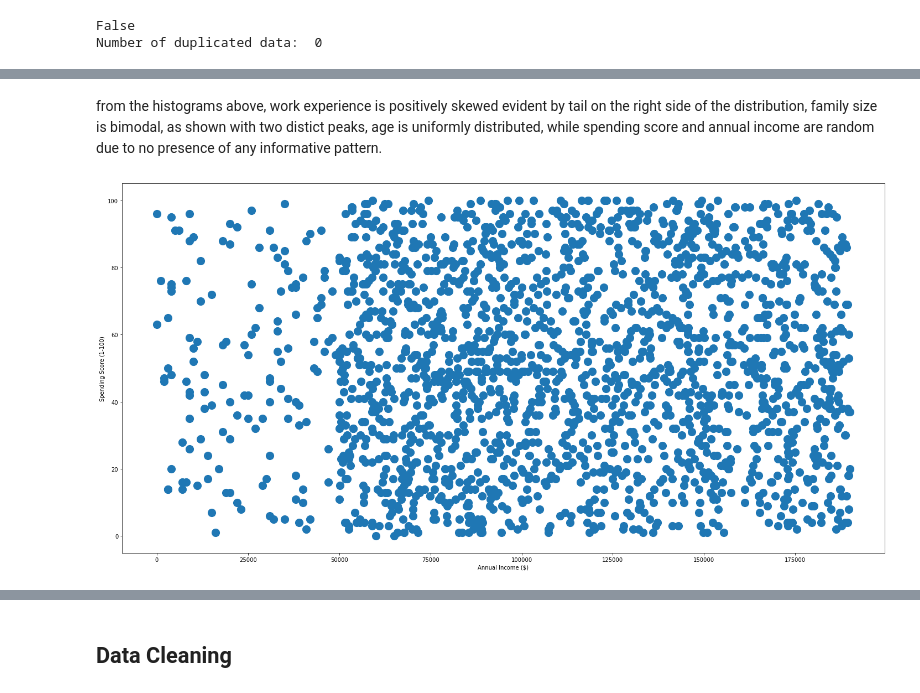
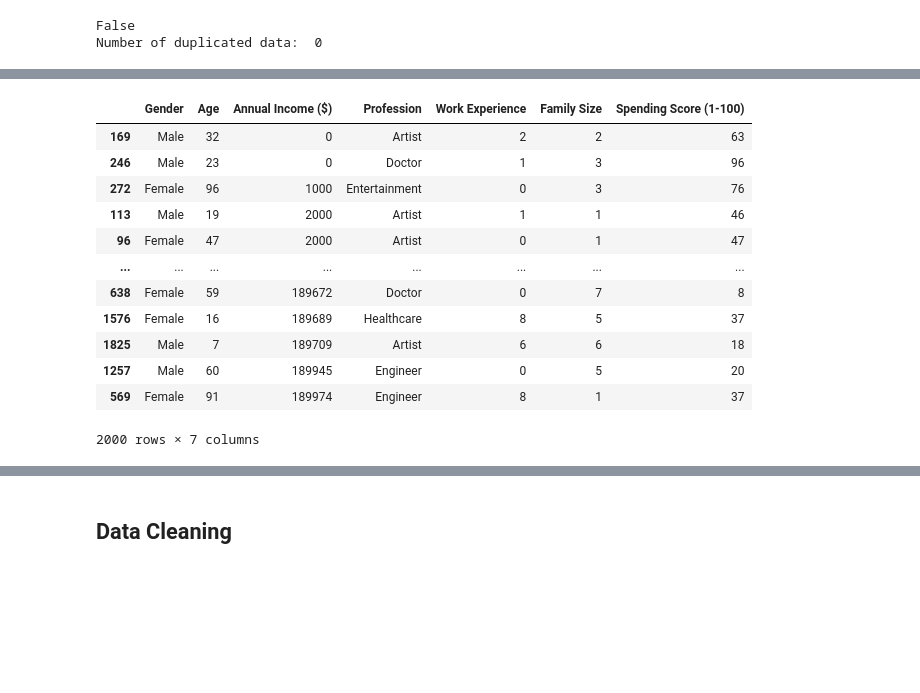
Before and after one commit to AiJared/Customer-Segmentation, a Jupyter notebook: Customer Segmentation.ipynb, the cells around one changed output, grey strips where cells are left out. Drawn from its saved outputs; the diff is of its cells as text; code cells hidden in the pictures; blank space fills up the shorter version.

```diff
--- a/Customer Segmentation.ipynb
+++ b/Customer Segmentation.ipynb
@@ -241,8 +229,18 @@ plt.show()
-# %% [markdown]
-from the histograms above, work experience is positively skewed evident by tail on the right side of the distribution, family size is bimodal, as shown with two distict peaks, age is uniformly distributed, while spending score and annual income are random due to no presence of any informative pattern.
-# %%
-# Spending frequency based on annual income
-spending_freq_1 = df[["Annual Income ($)", "Spending Score (1-100)"]].plot(kind="scatter", x="Annual Income ($)", y="Spending Score (1-100)", s=200, figsize=(20,10))
-save_fig("spending_frequency_based_on_annual_income")
-# %% [output]
-[figure, removed]
+# %%
+# drop the customer ID column, it does not seem to be that relevant
+df.drop(["CustomerID"], axis=1, inplace=True)
+df
+# %% [output]
+|  | Gender | Age | Annual Income ($) | Profession | Work Experience | Family Size | Spending Score (1-100) |
+| 169 | Male | 32 | 0 | Artist | 2 | 2 | 63 |
+| 246 | Male | 23 | 0 | Doctor | 1 | 3 | 96 |
+| 272 | Female | 96 | 1000 | Entertainment | 0 | 3 | 76 |
+| 113 | Male | 19 | 2000 | Artist | 1 | 1 | 46 |
+| 96 | Female | 47 | 2000 | Artist | 0 | 1 | 47 |
+| ... | ... | ... | ... | ... | ... | ... | ... |
+| 638 | Female | 59 | 189672 | Doctor | 0 | 7 | 8 |
+| 1576 | Female | 16 | 189689 | Healthcare | 8 | 5 | 37 |
+| 1825 | Male | 7 | 189709 | Artist | 6 | 6 | 18 |
+| 1257 | Male | 60 | 189945 | Engineer | 0 | 5 | 20 |
+| 569 | Female | 91 | 189974 | Engineer | 8 | 1 | 37 |
+2000 rows × 7 columns
```
Also changed, not shown: parts of 7 cells of this notebook, 5 other files.
